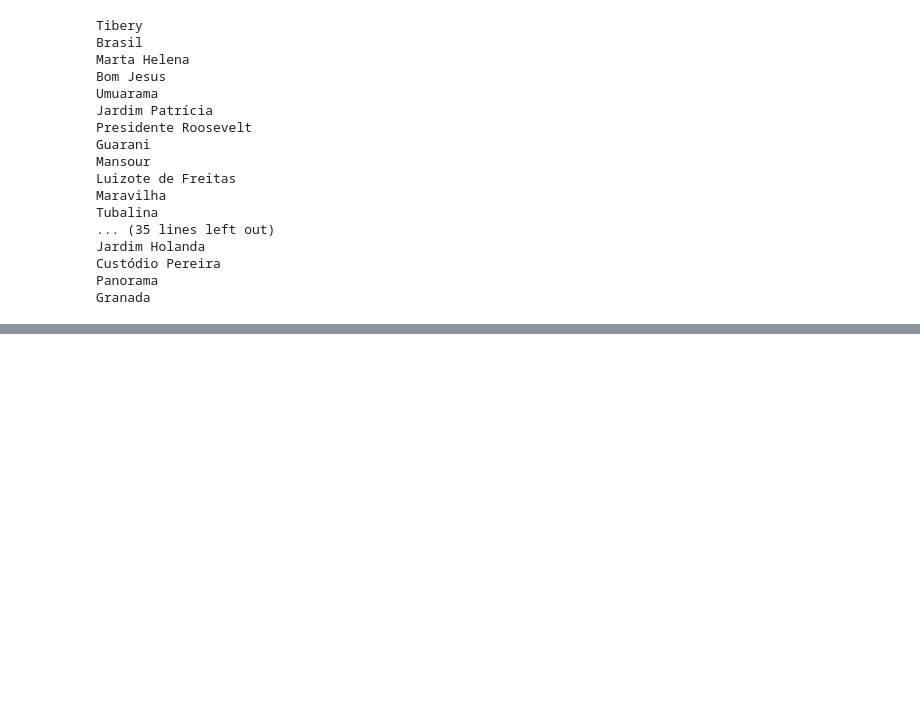
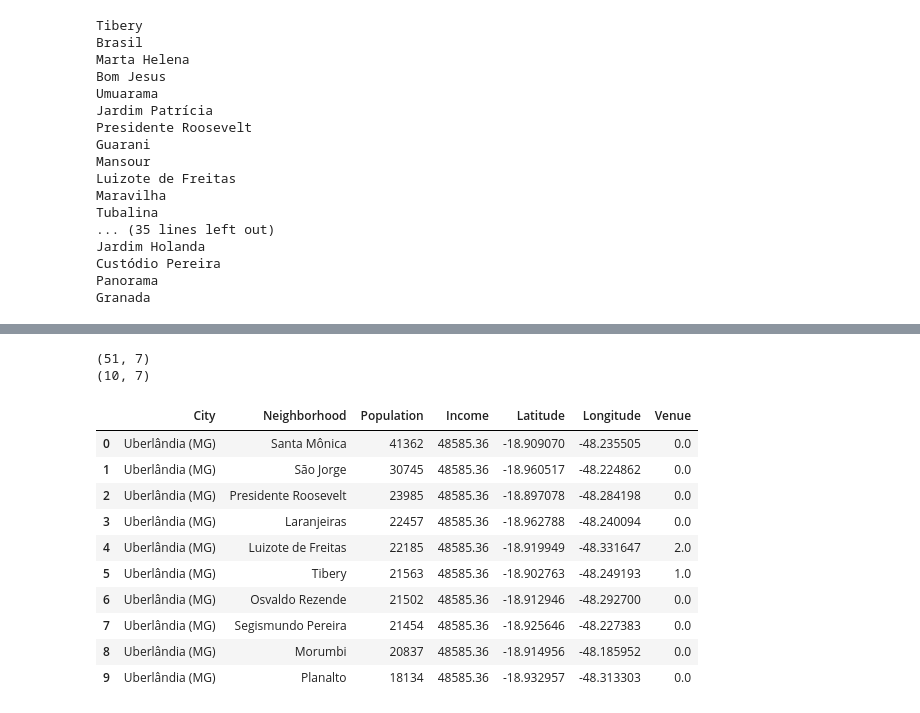
Before and after one commit to cedulopes/Coursera_Capstone, a Jupyter notebook: The Battle of Neighborhoods.ipynb, the cells around one changed output, grey strips where cells are left out. Saved outputs shown, nothing was run; the diff lists cells and outputs as text; code cells hidden in the pictures; blank space fills up the shorter version.

```diff
--- a/The Battle of Neighborhoods.ipynb
+++ b/The Battle of Neighborhoods.ipynb
@@ -410,0 +323,26 @@ toronto_merged.loc[toronto_merged['Cluster Labels'] == 4, toronto_merged.columns
+# %%
+#Create a new dataframe Uberlândia that includes the cluster as well as the the number of venues
+uber_merged = data_uber
+uber_merged = uber_merged.join(uber_grouped.set_index('Neighborhood'), on='Neighborhood')
+uber_merged['Venue'].fillna(0, inplace=True)
+print(uber_merged.shape)
+
+uber_top10 = uber_merged.sort_values(['Population'], ascending=False)
+uber_top10 = uber_top10.iloc[0:10]
+uber_top10 = uber_top10.reset_index(drop=True)
+print(uber_top10.shape)
+uber_top10.head(10)
+# %% [output]
+(51, 7)
+(10, 7)
+|  | City | Neighborhood | Population | Income | Latitude | Longitude | Venue |
+| 0 | Uberlândia (MG) | Santa Mônica | 41362 | 48585.36 | -18.909070 | -48.235505 | 0.0 |
+| 1 | Uberlândia (MG) | São Jorge | 30745 | 48585.36 | -18.960517 | -48.224862 | 0.0 |
+| 2 | Uberlândia (MG) | Presidente Roosevelt | 23985 | 48585.36 | -18.897078 | -48.284198 | 0.0 |
+| 3 | Uberlândia (MG) | Laranjeiras | 22457 | 48585.36 | -18.962788 | -48.240094 | 0.0 |
+| 4 | Uberlândia (MG) | Luizote de Freitas | 22185 | 48585.36 | -18.919949 | -48.331647 | 2.0 |
+| 5 | Uberlândia (MG) | Tibery | 21563 | 48585.36 | -18.902763 | -48.249193 | 1.0 |
+| 6 | Uberlândia (MG) | Osvaldo Rezende | 21502 | 48585.36 | -18.912946 | -48.292700 | 0.0 |
+| 7 | Uberlândia (MG) | Segismundo Pereira | 21454 | 48585.36 | -18.925646 | -48.227383 | 0.0 |
+| 8 | Uberlândia (MG) | Morumbi | 20837 | 48585.36 | -18.914956 | -48.185952 | 0.0 |
+| 9 | Uberlândia (MG) | Planalto | 18134 | 48585.36 | -18.932957 | -48.313303 | 0.0 |
```
Also changed, not shown: parts of 24 cells of this notebook.
